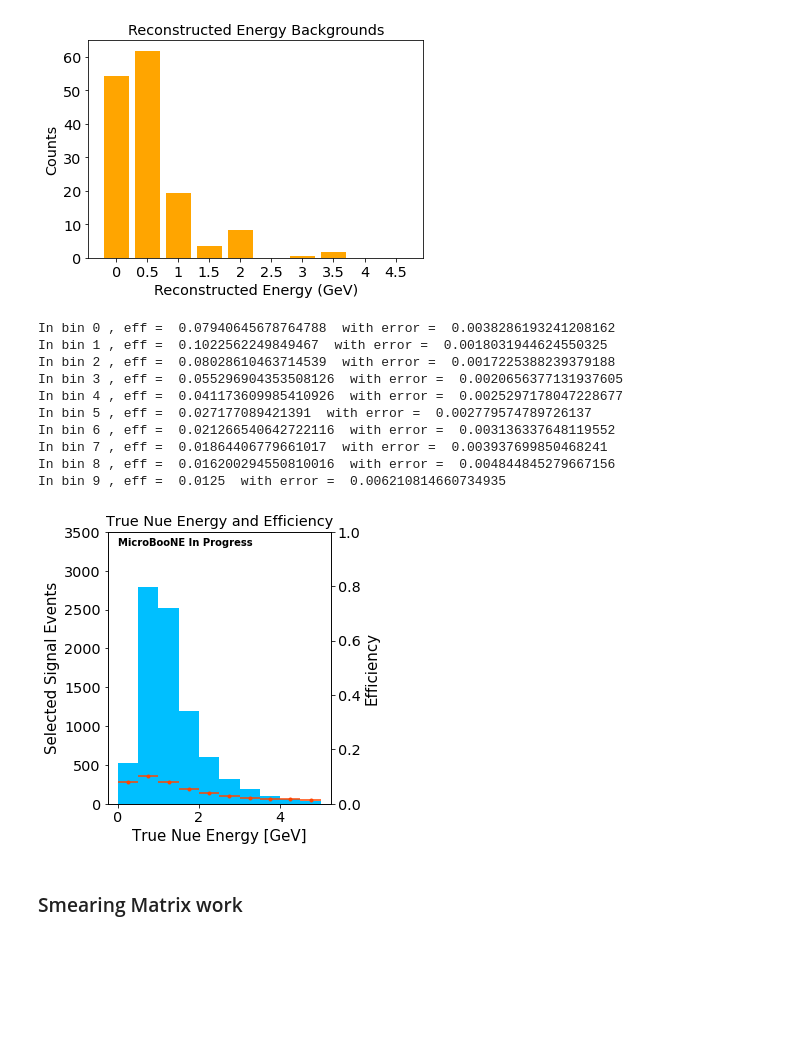
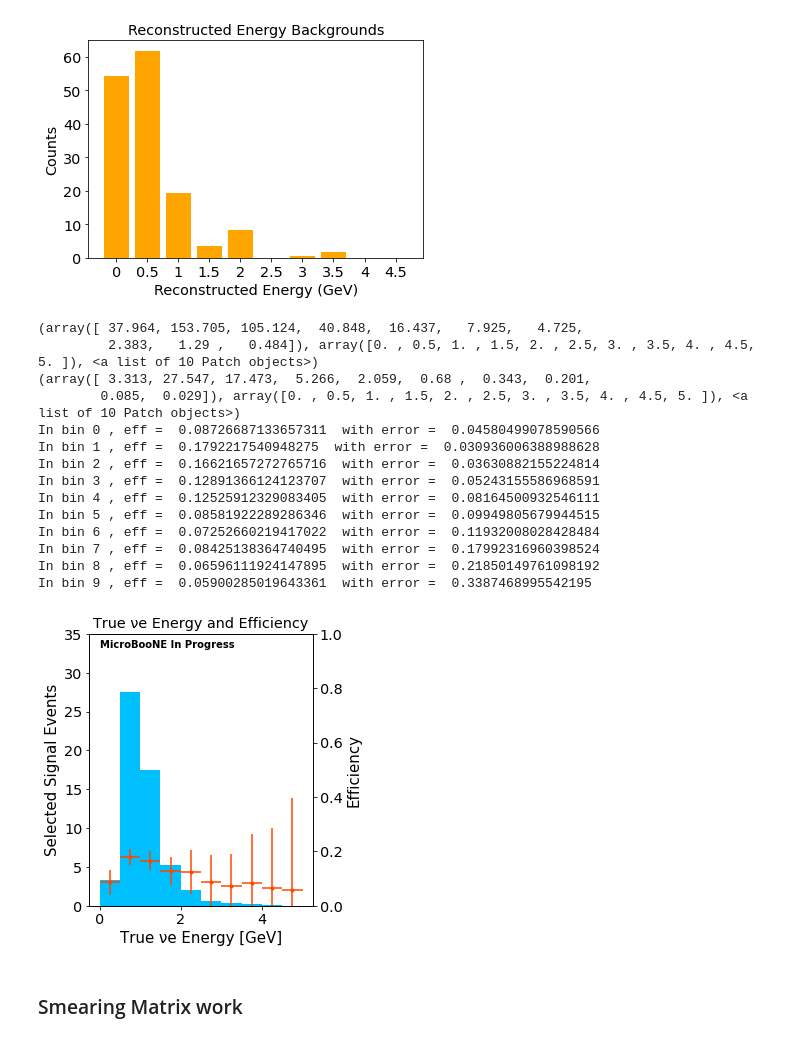
Before and after one commit to afm1g15/PELEE, a Jupyter notebook: PlotterNuMIBDT1eNp_Alex.ipynb, the cells around one changed output. Saved outputs shown, nothing was run; the diff lists cells and outputs as text; code cells hidden in the pictures; blank space fills up the shorter version.

```diff
--- a/PlotterNuMIBDT1eNp_Alex.ipynb
+++ b/PlotterNuMIBDT1eNp_Alex.ipynb
@@ -549,0 +538,10 @@ print(bin_ratios_truth)
+# %%
+numu_ratio_nums_truth = [1220.0367213238023, 2258.2406838876914, 2100.1833549260464, 1469.8593893372008, 673.8832816172271, 320.2300722027785, 201.54109350329145, 129.43528649905602, 81.12543212207311, 53.80879617018218]
+nue_ratio_nums_truth = [37.963620193059626, 153.70502409396536, 105.12433817746344, 40.84836282943223, 16.43726297406471, 7.924784559451439, 4.7246726061682125, 2.3833022701571167, 1.2904587747437404, 0.483849884068718]
+bin_ratios_truth = []
+
+for i in range(len(numu_ratio_nums_truth)):
+    ratio = nue_ratio_nums_truth[i]/numu_ratio_nums_truth[i]
+    bin_ratios_truth.append(ratio)
+
+print(bin_ratios_truth)
@@ -692,0 +694,21 @@ total array  [0.46900827 0.45449573 0.59325266 ... 0.81428844 1.01758468 2.03694
+# %%
+import matplotlib.pyplot as plt
+import matplotlib
+
+nue_truth = [37.963620193059626, 153.70502409396536, 105.12433817746344, 40.84836282943223, 16.43726297406471, 7.924784559451439, 4.7246726061682125, 2.3833022701571167, 1.2904587747437404, 0.483849884068718]
+count = [0.1, 0.6, 1.1, 1.6, 2.1, 2.6, 3.1, 3.6, 4.1, 4.6]
+
+weights = [0.1*nue_truth[0], 0.6*nue_truth[1], 1.1*nue_truth[2], 1.6*nue_truth[3], 2.1*nue_truth[4], 2.6*nue_truth[5], 3.1*nue_truth[6], 3.6*nue_truth[7], 4.1*nue_truth[8], 4.6*nue_truth[9]]
+bins = np.arange(0, 5.5, 0.5)
+
+# plot selected signal events
+fig, ax1 = plt.subplots(figsize=(5, 5))
+
+sel = ax1.hist(count, bins, color='deepskyblue', weights=nue_truth)
+ax1.set_ylabel('Count', fontsize=15)
+ax1.set_xlabel('True νe Energy [GeV]', fontsize=15)
+#ax1.set_ylim(0, 3500)
+ax1.set_title("True νe Energy")
+
+plt.text(2.1, 140, r'MicroBooNE In Progress', fontweight='bold')
+plt.show()
@@ -1475,6 +1497,7 @@ nslice==1 and 10<=reco_nu_vtx_sce_x<=246 and -106<=reco_nu_vtx_sce_y<=106 and 10
 import matplotlib.pyplot as plt
 import matplotlib
 
+#can this be done with nue_e too? For efficiencies?
 VARIABLE, BINS, RANGE, XTIT = 'reco_e',10,(0.0, 5.0),"Reconstructed Energy [GeV]"
 
 fig, ax1, ax2 = my_plotter.plot_variable(
@@ -1483,7 +1506,7 @@ fig, ax1, ax2 = my_plotter.plot_variable(
     #kind="interaction",
     kind="event_category",
     draw_sys  = True,
-    draw_geoSys = True,
+    draw_geoSys = False,
     draw_data = True,
     genieweight = "weightSplineTimesTuneTimesPPFX",
     stacksort=3,
@@ -1492,7 +1515,7 @@ fig, ax1, ax2 = my_plotter.plot_variable(
     range=RANGE
 )[0:3]
 
-ax1.set_title('NuMI Run 1, Neutrino Mode, Nue - Reconstructed Energies',loc='left')
+ax1.set_title('NuMI Run 1, Neutrino Mode, νe - Reconstructed Energies',loc='left')
 #ax1.set_yscale("log")
 fig.tight_layout()
 # %% [output]
@@ -1596,32 +1673,37 @@ def plot_signal_and_eff(selected, df, signal, bins, truth):
 # %%
 #SEL_QUERY = "BDT_score > 0.575"
 #selected = nue.query(SEL_QUERY)
 
 
 fiduc_q = "true_nu_vtx_z < 1036.8 and true_nu_vtx_z > 0 and true_nu_vtx_y < 116.5 and true_nu_vtx_y > -116.5 and true_nu_vtx_x < \
  254.8 and true_nu_vtx_x > -1.55 and ((nu_pdg) == 12 and ccnc == 0) and nproton > 0"
 
 
 #bins = [0.25, 0.5, 1.0, 1.25, 1.5, 1.75, 2.0, 2.05, 2.25, 2.45, 2.65, 2.85, 3.05]
 bins = np.arange(0, 5.5, 0.5)
 #plot_signal_and_eff(selected, nue, fiduc_q, bins, mc.query(fiduc_q))
 
 selected = nue.query(SEL_QUERY)
 selected_fid = selected.query(fiduc_q)
 
-plot_signal_and_eff(selected_fid, nue, fiduc_q, bins, mc.query(fiduc_q))
+#had truth as mc - should be nue?
+plot_signal_and_eff_alex(selected_fid, nue, fiduc_q, bins, mc.query(fiduc_q))
 # %% [output]
-In bin 0 , eff =  0.07940645678764788  with error =  0.0038286193241208162
-In bin 1 , eff =  0.1022562249849467  with error =  0.0018031944624550325
-In bin 2 , eff =  0.08028610463714539  with error =  0.0017225388239379188
-In bin 3 , eff =  0.055296904353508126  with error =  0.0020656377131937605
-In bin 4 , eff =  0.041173609985410926  with error =  0.0025297178047228677
-In bin 5 , eff =  0.027177089421391  with error =  0.002779574789726137
-In bin 6 , eff =  0.021266540642722116  with error =  0.003136337648119552
-In bin 7 , eff =  0.01864406779661017  with error =  0.003937699850468241
-In bin 8 , eff =  0.016200294550810016  with error =  0.004844845279667156
-In bin 9 , eff =  0.0125  with error =  0.006210814660734935
+(array([ 37.964, 153.705, 105.124,  40.848,  16.437,   7.925,   4.725,
+         2.383,   1.29 ,   0.484]), array([0. , 0.5, 1. , 1.5, 2. , 2.5, 3. , 3.5, 4. , 4.5, 5. ]), <a list of 10 Patch objects>)
+(array([ 3.313, 27.547, 17.473,  5.266,  2.059,  0.68 ,  0.343,  0.201,
+        0.085,  0.029]), array([0. , 0.5, 1. , 1.5, 2. , 2.5, 3. , 3.5, 4. , 4.5, 5. ]), <a list of 10 Patch objects>)
+In bin 0 , eff =  0.08726687133657311  with error =  0.04580499078590566
+In bin 1 , eff =  0.1792217540948275  with error =  0.030936006388988628
+In bin 2 , eff =  0.16621657272765716  with error =  0.03630882155224814
+In bin 3 , eff =  0.12891366124123707  with error =  0.05243155586968591
+In bin 4 , eff =  0.12525912329083405  with error =  0.08164500932546111
+In bin 5 , eff =  0.08581922289286346  with error =  0.09949805679944515
+In bin 6 , eff =  0.07252660219417022  with error =  0.11932008028428484
+In bin 7 , eff =  0.08425138364740495  with error =  0.17992316960398524
+In bin 8 , eff =  0.06596111924147895  with error =  0.21850149761098192
+In bin 9 , eff =  0.05900285019643361  with error =  0.3387468995542195
-[figure, old version]
+[figure, new version]
 # %% [markdown]
 ### Smearing Matrix work
 # %%
```
Also changed, not shown: parts of 23 cells of this notebook, 4 other files.
